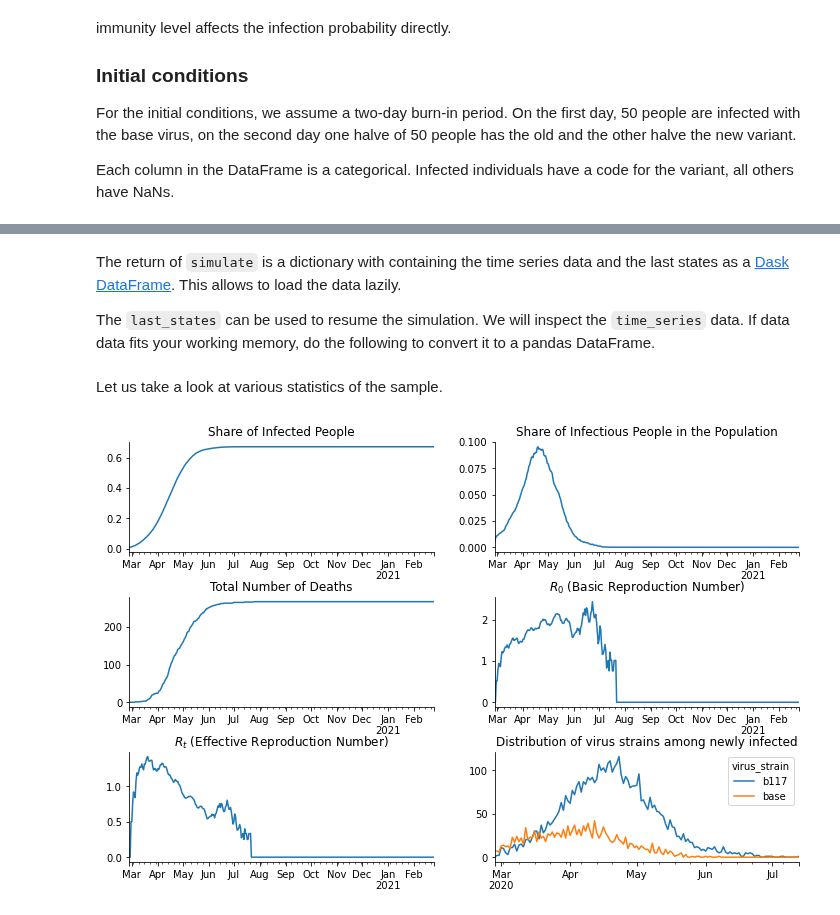
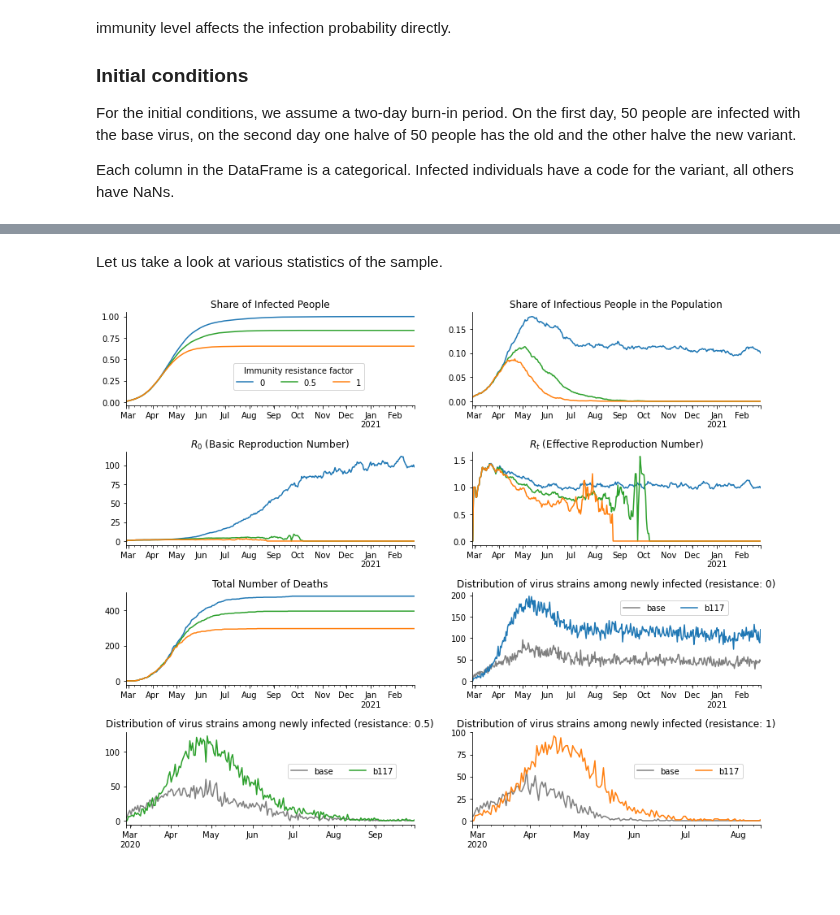
Before and after one commit to covid-19-impact-lab/sid, a Jupyter notebook: docs/source/tutorials/how_to_model_immunity.ipynb, the cells around one changed output, grey strips where cells are left out. Cells and saved outputs as stored; diff of their text form; code cells hidden in the pictures; blank space fills up the shorter version.

Commit message:
Update immunity notebook

```diff
--- a/docs/source/tutorials/how_to_model_immunity.ipynb
+++ b/docs/source/tutorials/how_to_model_immunity.ipynb
@@ -106,7 +73,7 @@ We have to make the following extensions to the model:
 2. Add a factor for the resistancy of each virus to the parameters.
 3. Prepare a DataFrame for the initial conditions.
 # %%
-for virus, cf, irf in [("base", 1, 1), ("b117", 1.3, 0.2)]:
+for virus, cf, irf in [("base", 1, 1), ("b117", 1.3, 0.5)]:
     params.loc[("virus_strain", virus, "contagiousness_factor"), "value"] = cf
     params.loc[("virus_strain", virus, "immunity_resistance_factor"), "value"] = irf
 # %% [markdown]
@@ -200,4 +158,0 @@ result["last_states"].head()
-# %% [markdown]
-The return of `simulate` is a dictionary with containing the time series data and the last states as a [Dask DataFrame](https://docs.dask.org/en/latest/dataframe.html). This allows to load the data lazily.
-
-The ``last_states`` can be used to resume the simulation. We will inspect the ``time_series`` data. If data data fits your working memory, do the following to convert it to a pandas DataFrame.
@@ -206,37 +159,63 @@ df = result["time_series"].compute()
 # %% [markdown]
 Let us take a look at various statistics of the sample.
 # %%
-fig, axs = plt.subplots(3, 2, figsize=(12, 8))
-fig.subplots_adjust(bottom=0.15, wspace=0.2, hspace=0.4)
+fig, axs = plt.subplots(4, 2, figsize=(14, 12))
+fig.subplots_adjust(bottom=0.15, wspace=0.2, hspace=0.5)
 
 axs = axs.flatten()
 
-df.resample("D", on="date")["ever_infected"].mean().plot(ax=axs[0])
-df.resample("D", on="date")["infectious"].mean().plot(ax=axs[1])
-df.resample("D", on="date")["dead"].sum().plot(ax=axs[2])
+value_to_ax = {0: 5, 0.5: 6, 1: 7}
 
-r_zero = sid.statistics.calculate_r_zero(df, window_length=7)
-r_zero.plot(ax=axs[3])
+for value, color in [(0, "tab:blue"), (0.5, "tab:green"), (1, "tab:orange")]:
 
-r_effective = sid.statistics.calculate_r_effective(df, window_length=7)
-r_effective.plot(ax=axs[4])
+    df_dict[value].resample("D", on="date")["ever_infected"].mean().plot(
+        ax=axs[0], color=color, label=value
+    )
+    df_dict[value].resample("D", on="date")["infectious"].mean().plot(
+        ax=axs[1], color=color
+    )
+    df_dict[value].resample("D", on="date")["dead"].sum().plot(ax=axs[4], color=color)
 
-df.query("newly_infected").groupby([pd.Grouper(key="date", freq="D"), "virus_strain"])[
-    "newly_infected"
-].count().unstack().plot(ax=axs[5])
+    r_zero = sid.statistics.calculate_r_zero(df_dict[value], window_length=7)
+    r_zero.plot(ax=axs[2], color=color)
+
+    r_effective = sid.statistics.calculate_r_effective(df_dict[value], window_length=7)
+    r_effective.plot(ax=axs[3], color=color)
+
+    _df = (
+        df_dict[value]
+        .query("newly_infected")
+        .groupby([pd.Grouper(key="date", freq="D"), "virus_strain"])["newly_infected"]
+        .count()
+        .unstack()
+    )
+    _df["base"].plot(ax=axs[value_to_ax[value]], color="grey")
+    _df["b117"].plot(ax=axs[value_to_ax[value]], color=color)
 
 for ax in axs:
     ax.set_xlabel("")
     ax.spines["right"].set_visible(False)
     ax.spines["top"].set_visible(False)
 
+axs[0].legend(
+    loc="upper center",
+    bbox_to_anchor=(0.60, 0.50),
+    ncol=3,
+    title="Immunity resistance factor",
+)
+axs[5].legend(loc="upper center", bbox_to_anchor=(0.70, 0.95), ncol=2)
+axs[6].legend(loc="upper center", bbox_to_anchor=(0.75, 0.70), ncol=2)
+axs[7].legend(loc="upper center", bbox_to_anchor=(0.75, 0.70), ncol=2)
+
 axs[0].set_title("Share of Infected People")
 axs[1].set_title("Share of Infectious People in the Population")
-axs[2].set_title("Total Number of Deaths")
-axs[3].set_title("$R_0$ (Basic Reproduction Number)")
-axs[4].set_title("$R_t$ (Effective Reproduction Number)")
-axs[5].set_title("Distribution of virus strains among newly infected")
+axs[2].set_title("$R_0$ (Basic Reproduction Number)")
+axs[3].set_title("$R_t$ (Effective Reproduction Number)")
+axs[4].set_title("Total Number of Deaths")
+axs[5].set_title("Distribution of virus strains among newly infected (resistance: 0)")
+axs[6].set_title("Distribution of virus strains among newly infected (resistance: 0.5)")
+axs[7].set_title("Distribution of virus strains among newly infected (resistance: 1)")
 
 plt.show()
 # %% [output]
-[figure, old version]
+[figure, new version]
```
Also changed, not shown: parts of 14 cells of this notebook.
